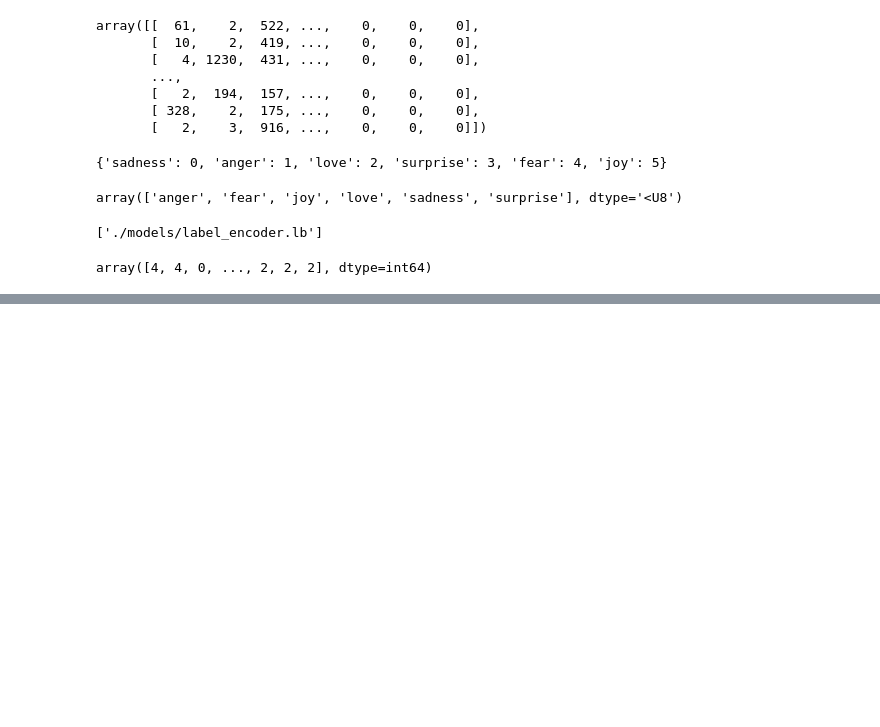
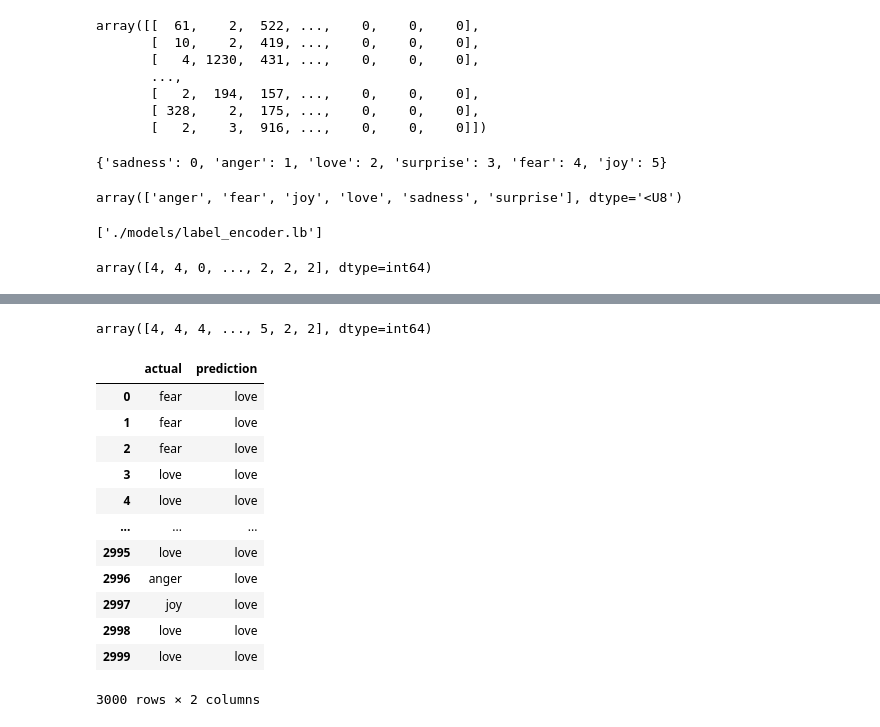
Before and after one commit to Shalu-choudhary/RNN, a Jupyter notebook: rnn.ipynb, the cells around one changed output, grey strips where cells are left out. Cells and saved outputs as stored; diff of their text form; code cells hidden in the pictures; blank space fills up the shorter version.

```diff
--- a/rnn.ipynb
+++ b/rnn.ipynb
@@ -303,0 +372,2 @@ x_train,x_test,y_train,y_test=train_test_split(sequences,Y,test_size=0.15)
+# %%
+pred=np.argmax(pred,axis=1)
@@ -303,0 +378,4 @@ x_train,x_test,y_train,y_test=train_test_split(sequences,Y,test_size=0.15)
+# %%
+y_test
+# %% [output]
+array([4, 4, 4, ..., 5, 2, 2], dtype=int64)
@@ -303,0 +384,24 @@ x_train,x_test,y_train,y_test=train_test_split(sequences,Y,test_size=0.15)
+# %%
+df=pd.DataFrame({'actual':y_test,'prediction':pred})
+# %%
+
+label_dict={value:key for key, value in label_dict.items()}
+# %%
+df['actual']=df['actual'].map(label_dict)
+df['prediction']=df['prediction'].map(label_dict)
+# %%
+df
+# %% [output]
+|  | actual | prediction |
+| 0 | fear | love |
+| 1 | fear | love |
+| 2 | fear | love |
+| 3 | love | love |
+| 4 | love | love |
+| ... | ... | ... |
+| 2995 | love | love |
+| 2996 | anger | love |
+| 2997 | joy | love |
+| 2998 | love | love |
+| 2999 | love | love |
+3000 rows × 2 columns
```
Also changed, not shown: parts of 13 cells of this notebook, 2 other files.
